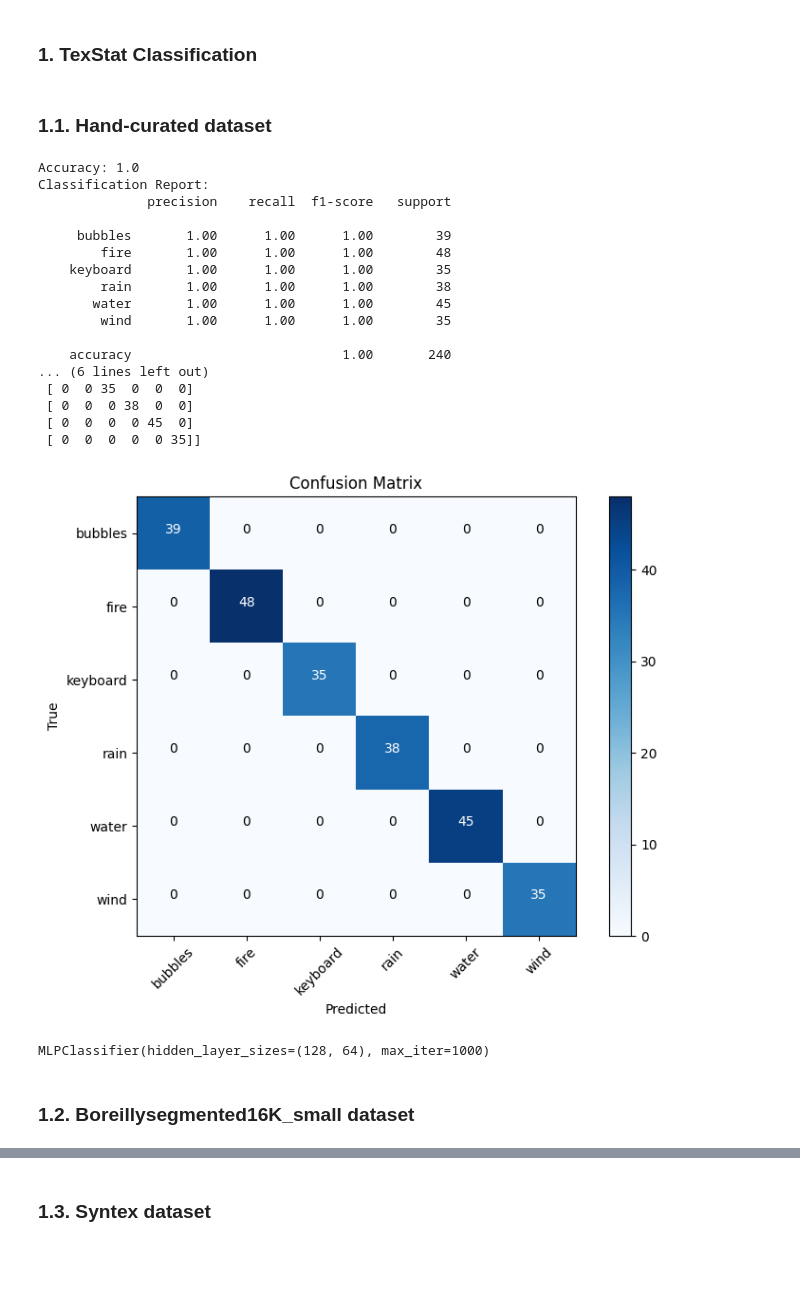
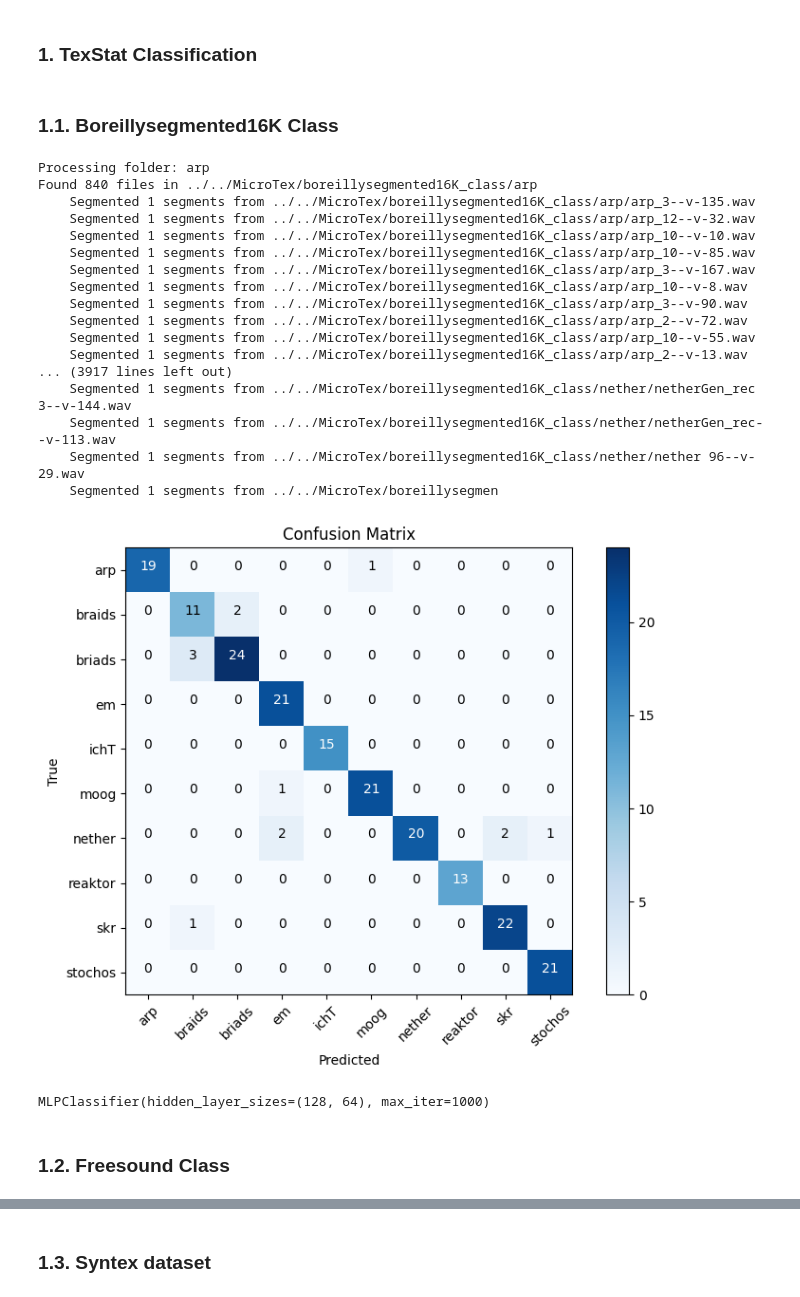
Before and after one commit to cordutie/texstat, a Jupyter notebook: experiments/test_3_classification_texstat.ipynb, the cells around one changed output, grey strips where cells are left out. Drawn from its saved outputs; the diff is of its cells as text; code cells hidden in the pictures; blank space fills up the shorter version.

```diff
--- a/experiments/test_3_classification_texstat.ipynb
+++ b/experiments/test_3_classification_texstat.ipynb
@@ -150,58 +120,57 @@ def train_and_evaluate_mlp(X, y, class_labels, test_size=0.2, random_seed=42):
 # %% [markdown]
 ### **1. TexStat Classification**
 # %% [markdown]
-### **1.1. Hand-curated dataset**
+### **1.1. Boreillysegmented16K Class**
 # %%
 # Stats parameters
 sr            = 44100
-frame_size    = 2**16
+frame_size    = 44099
 N_filter_bank = 16
 M_filter_bank = 6
 N_moments     = 4
-alpha         = torch.tensor([100, 1, 1/10, 1/100])
+alpha         = torch.tensor([10, 1, 1/10, 1/100])
 beta          = torch.tensor([1, 1, 1, 1, 1])
 new_sr, new_frame_size = sr // 4, frame_size // 4 # for downsampler
 downsampler = torchaudio.transforms.Resample(sr, new_sr)
 coch_fb = fb.EqualRectangularBandwidth(frame_size, sr, N_filter_bank, 20, sr // 2)
 mod_fb  = fb.Logarithmic(new_frame_size,       new_sr, M_filter_bank, 10, new_sr // 4)
 
 # Embeddings computation for dataset
-X, y, class_labels = load_audio_embeddings(
-    folder_path="../../datasets/hand_curated/",
-    model_function=stats_model,
+X, y, class_labels = load_embeddings(
+    folder_path="../../MicroTex/boreillysegmented16K_class/",
     sample_rate =sr,
-    segment_size=2**16,
-    num_segments=200, # model parameters from here
+    segment_size=frame_size,
+    num_segments=100, # model parameters from here
     coch_fb=coch_fb,
     mod_fb=mod_fb,
     downsampler=downsampler,
     N_moments=N_moments,
     alpha=alpha
 )
 
 train_and_evaluate_mlp(X, y, class_labels, test_size=0.2, random_seed=42)
 # %% [output]
-Accuracy: 1.0
-Classification Report:
-              precision    recall  f1-score   support
-
-     bubbles       1.00      1.00      1.00        39
-        fire       1.00      1.00      1.00        48
-    keyboard       1.00      1.00      1.00        35
-        rain       1.00      1.00      1.00        38
-       water       1.00      1.00      1.00        45
-        wind       1.00      1.00      1.00        35
-
-    accuracy                           1.00       240
-... (6 lines left out)
- [ 0  0 35  0  0  0]
- [ 0  0  0 38  0  0]
- [ 0  0  0  0 45  0]
- [ 0  0  0  0  0 35]]
+Processing folder: arp
+Found 840 files in ../../MicroTex/boreillysegmented16K_class/arp
+    Segmented 1 segments from ../../MicroTex/boreillysegmented16K_class/arp/arp_3--v-135.wav
+    Segmented 1 segments from ../../MicroTex/boreillysegmented16K_class/arp/arp_12--v-32.wav
+    Segmented 1 segments from ../../MicroTex/boreillysegmented16K_class/arp/arp_10--v-10.wav
+    Segmented 1 segments from ../../MicroTex/boreillysegmented16K_class/arp/arp_10--v-85.wav
+    Segmented 1 segments from ../../MicroTex/boreillysegmented16K_class/arp/arp_3--v-167.wav
+    Segmented 1 segments from ../../MicroTex/boreillysegmented16K_class/arp/arp_10--v-8.wav
+    Segmented 1 segments from ../../MicroTex/boreillysegmented16K_class/arp/arp_3--v-90.wav
+    Segmented 1 segments from ../../MicroTex/boreillysegmented16K_class/arp/arp_2--v-72.wav
+    Segmented 1 segments from ../../MicroTex/boreillysegmented16K_class/arp/arp_10--v-55.wav
+    Segmented 1 segments from ../../MicroTex/boreillysegmented16K_class/arp/arp_2--v-13.wav
+... (3917 lines left out)
+    Segmented 1 segments from ../../MicroTex/boreillysegmented16K_class/nether/netherGen_rec 3--v-144.wav
+    Segmented 1 segments from ../../MicroTex/boreillysegmented16K_class/nether/netherGen_rec--v-113.wav
+    Segmented 1 segments from ../../MicroTex/boreillysegmented16K_class/nether/nether 96--v-29.wav
+    Segmented 1 segments from ../../MicroTex/boreillysegmen
-[figure, old version]
+[figure, new version]
 MLPClassifier(hidden_layer_sizes=(128, 64), max_iter=1000)
 # %% [markdown]
-### **1.2. Boreillysegmented16K_small dataset**
+### **1.2. Freesound Class**
 # %%
 # Stats parameters
 sr            = 44100
```
Also changed, not shown: parts of 3 cells of this notebook, 7 other files.
